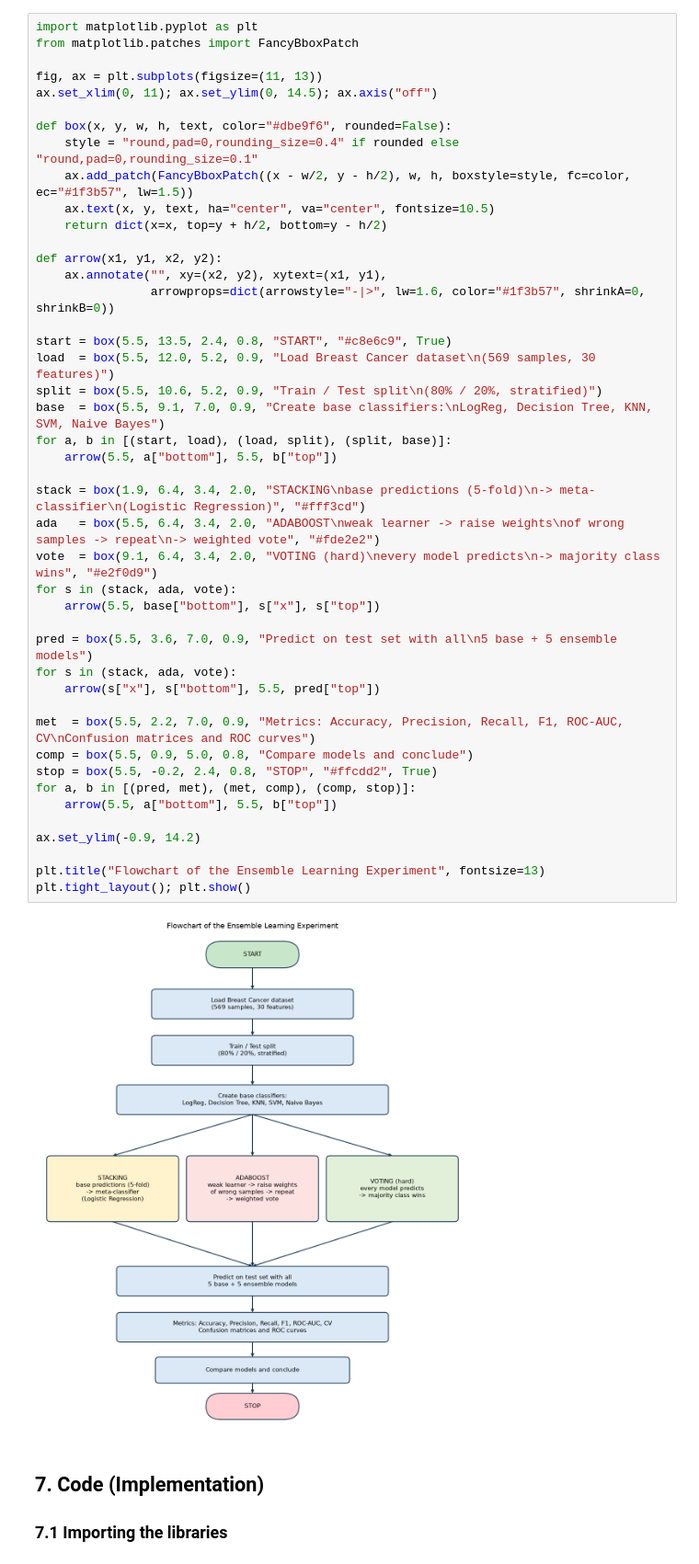
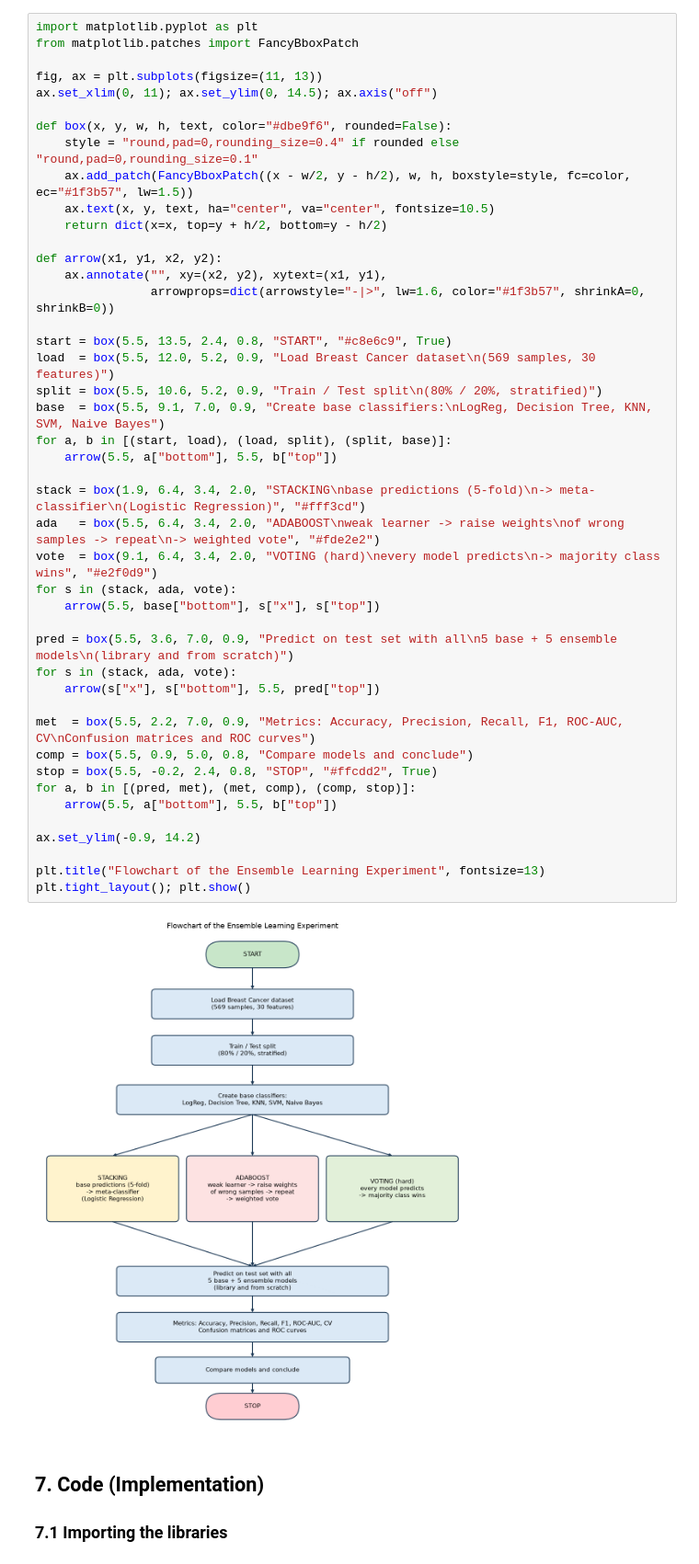
Before and after one commit to Harshini-Bhandary21/AIML_LAB_PRACTICALS, a Jupyter notebook: Harshini_AIML_Practical_5_Ensemble_Learning.ipynb, the cells around one changed output. Shown at 92% size. Cells and saved outputs as stored; diff of their text form.

Commit message:
Add from-scratch implementations next to library versions in practicals 4, 5, 6 and house price regression

```diff
--- a/Harshini_AIML_Practical_5_Ensemble_Learning.ipynb
+++ b/Harshini_AIML_Practical_5_Ensemble_Learning.ipynb
@@ -137,35 +141,35 @@ def arrow(x1, y1, x2, y2):
     ax.annotate("", xy=(x2, y2), xytext=(x1, y1),
                 arrowprops=dict(arrowstyle="-|>", lw=1.6, color="#1f3b57", shrinkA=0, shrinkB=0))
 
 start = box(5.5, 13.5, 2.4, 0.8, "START", "#c8e6c9", True)
 load  = box(5.5, 12.0, 5.2, 0.9, "Load Breast Cancer dataset\n(569 samples, 30 features)")
 split = box(5.5, 10.6, 5.2, 0.9, "Train / Test split\n(80% / 20%, stratified)")
 base  = box(5.5, 9.1, 7.0, 0.9, "Create base classifiers:\nLogReg, Decision Tree, KNN, SVM, Naive Bayes")
 for a, b in [(start, load), (load, split), (split, base)]:
     arrow(5.5, a["bottom"], 5.5, b["top"])
 
 stack = box(1.9, 6.4, 3.4, 2.0, "STACKING\nbase predictions (5-fold)\n-> meta-classifier\n(Logistic Regression)", "#fff3cd")
 ada   = box(5.5, 6.4, 3.4, 2.0, "ADABOOST\nweak learner -> raise weights\nof wrong samples -> repeat\n-> weighted vote", "#fde2e2")
 vote  = box(9.1, 6.4, 3.4, 2.0, "VOTING (hard)\nevery model predicts\n-> majority class wins", "#e2f0d9")
 for s in (stack, ada, vote):
     arrow(5.5, base["bottom"], s["x"], s["top"])
 
-pred = box(5.5, 3.6, 7.0, 0.9, "Predict on test set with all\n5 base + 5 ensemble models")
+pred = box(5.5, 3.6, 7.0, 0.9, "Predict on test set with all\n5 base + 5 ensemble models\n(library and from scratch)")
 for s in (stack, ada, vote):
     arrow(s["x"], s["bottom"], 5.5, pred["top"])
 
 met  = box(5.5, 2.2, 7.0, 0.9, "Metrics: Accuracy, Precision, Recall, F1, ROC-AUC, CV\nConfusion matrices and ROC curves")
 comp = box(5.5, 0.9, 5.0, 0.8, "Compare models and conclude")
 stop = box(5.5, -0.2, 2.4, 0.8, "STOP", "#ffcdd2", True)
 for a, b in [(pred, met), (met, comp), (comp, stop)]:
     arrow(5.5, a["bottom"], 5.5, b["top"])
 
 ax.set_ylim(-0.9, 14.2)
 
 plt.title("Flowchart of the Ensemble Learning Experiment", fontsize=13)
 plt.tight_layout(); plt.show()
 # %% [output]
-[figure, old version]
+[figure, new version]
 # %% [markdown]
 ## 7. Code (Implementation)
 
```
Also changed, not shown: parts of 32 cells of this notebook, 3 other files.
